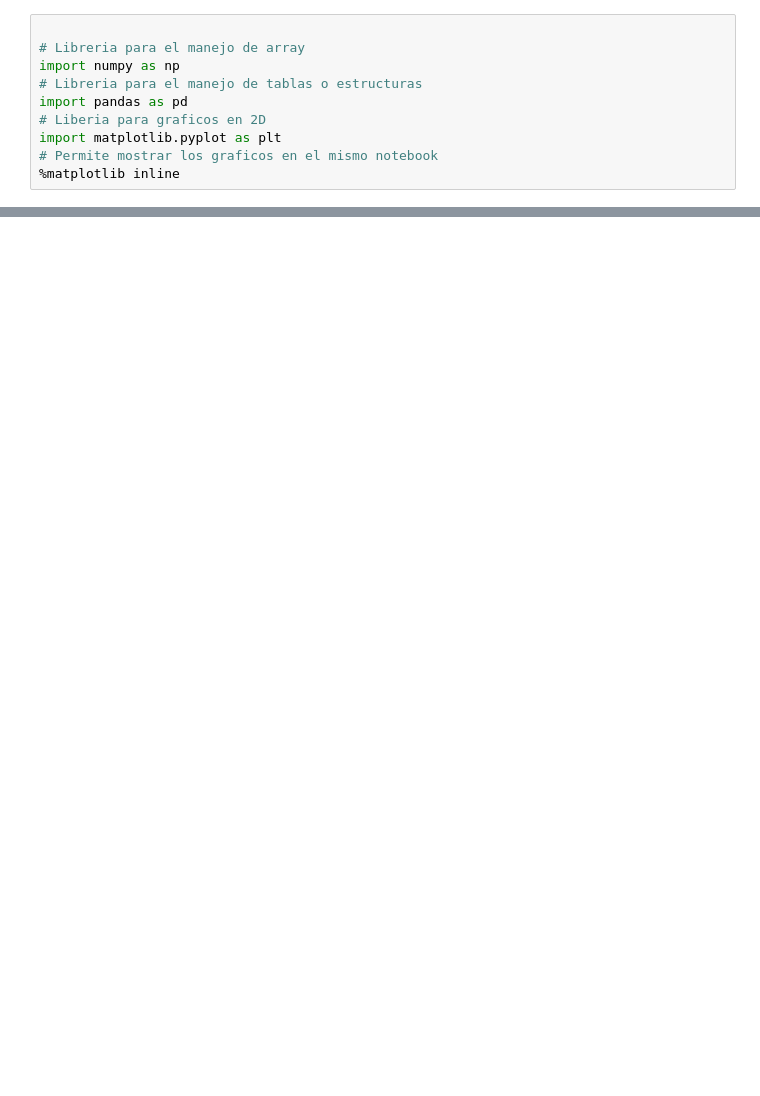
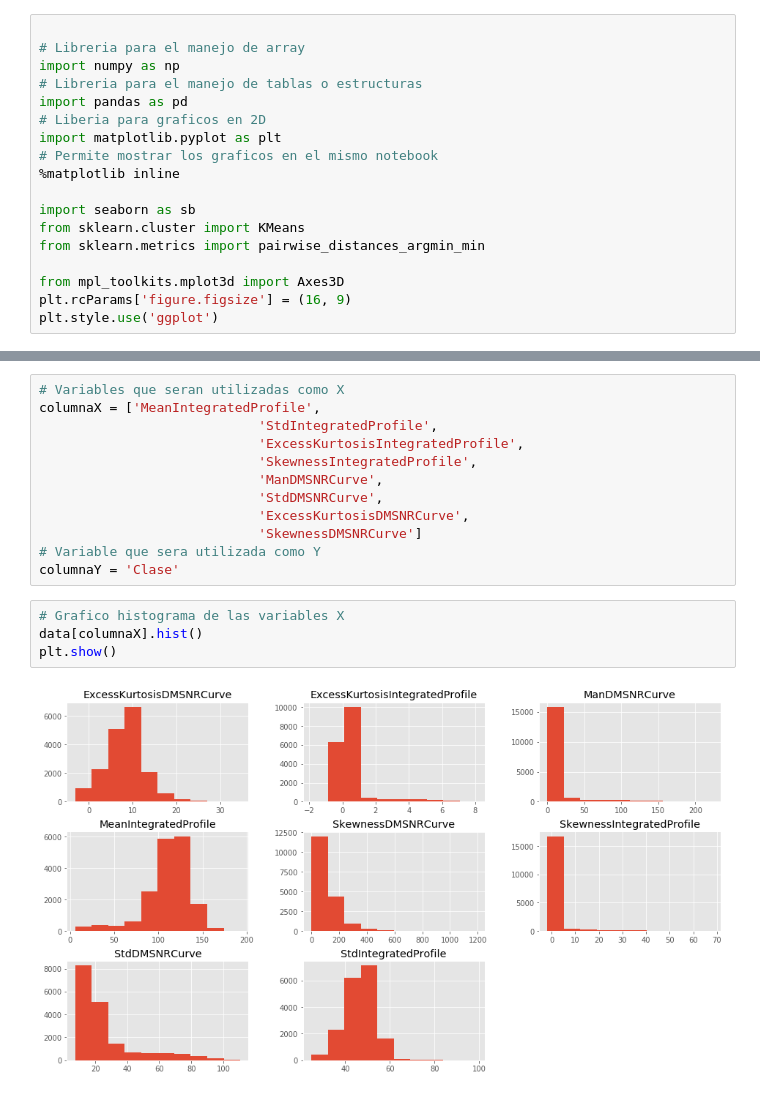
Before and after one commit to DEVSOFTNET/pulsar-star-classifier, a Jupyter notebook: src/pulsar-star-classifier.ipynb, the cells around one changed output, grey strips where cells are left out. Saved outputs shown, nothing was run; the diff lists cells and outputs as text; blank space fills up the shorter version.

Commit message:
Update pulsar-star-classifier.ipynb
Actualizacion de algunos graficos

```diff
--- a/src/pulsar-star-classifier.ipynb
+++ b/src/pulsar-star-classifier.ipynb
@@ -8,4 +8,12 @@ import pandas as pd
 import matplotlib.pyplot as plt
 # Permite mostrar los graficos en el mismo notebook
 %matplotlib inline
+
+import seaborn as sb
+from sklearn.cluster import KMeans
+from sklearn.metrics import pairwise_distances_argmin_min
+
+from mpl_toolkits.mplot3d import Axes3D
+plt.rcParams['figure.figsize'] = (16, 9)
+plt.style.use('ggplot')
 # %%
@@ -41,3 +49,21 @@ data.drop(['Clase'], axis=1).describe()
 | 50% | 115.078125 | 46.947479 | 0.223240 | 0.198710 | 2.801839 | ... |
 | 75% | 127.085938 | 51.023202 | 0.473325 | 0.927783 | 5.464256 | ... |
 | max | 192.617188 | 98.778911 | 8.069522 | 68.101622 | 223.392140 | ... |
+# %%
+# Variables que seran utilizadas como X
+columnaX = ['MeanIntegratedProfile',
+                            'StdIntegratedProfile',
+                            'ExcessKurtosisIntegratedProfile',
+                            'SkewnessIntegratedProfile',
+                            'ManDMSNRCurve',
+                            'StdDMSNRCurve',
+                            'ExcessKurtosisDMSNRCurve',
+                            'SkewnessDMSNRCurve']
+# Variable que sera utilizada como Y
+columnaY = 'Clase'
+# %%
+# Grafico histograma de las variables X
+data[columnaX].hist()
+plt.show()
+# %% [output]
+[figure, added]
```
Also changed, not shown: parts of 9 cells of this notebook.
